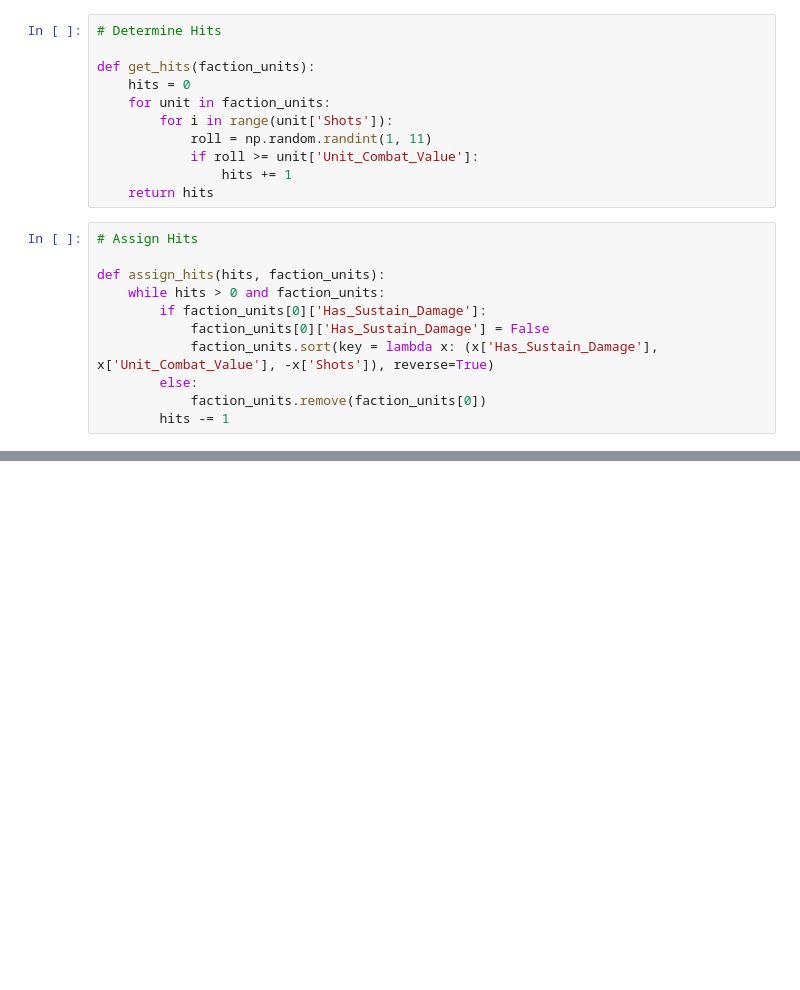
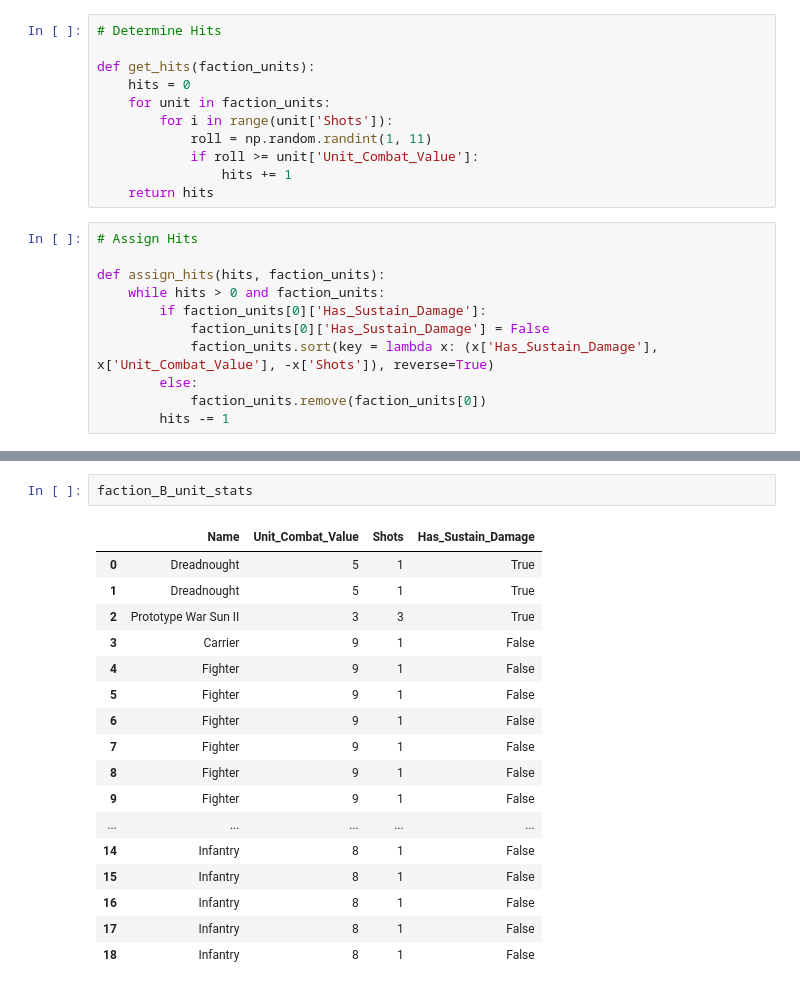
Before and after one commit to Kyle-Maher/twilight-imperium, a Jupyter notebook: Main/[2B] updated_simulate_battles.ipynb, the cells around one changed output, grey strips where cells are left out. Saved outputs shown, nothing was run; the diff lists cells and outputs as text; blank space fills up the shorter version.

```diff
--- a/Main/[2B] updated_simulate_battles.ipynb
+++ b/Main/[2B] updated_simulate_battles.ipynb
@@ -174,0 +208,20 @@ Number of Ground Games Ran: 12
+# %%
+faction_B_unit_stats
+# %% [output]
+|  | Name | Unit_Combat_Value | Shots | Has_Sustain_Damage |
+| 0 | Dreadnought | 5 | 1 | True |
+| 1 | Dreadnought | 5 | 1 | True |
+| 2 | Prototype War Sun II | 3 | 3 | True |
+| 3 | Carrier | 9 | 1 | False |
+| 4 | Fighter | 9 | 1 | False |
+| 5 | Fighter | 9 | 1 | False |
+| 6 | Fighter | 9 | 1 | False |
+| 7 | Fighter | 9 | 1 | False |
+| 8 | Fighter | 9 | 1 | False |
+| 9 | Fighter | 9 | 1 | False |
+| ... | ... | ... | ... | ... |
+| 14 | Infantry | 8 | 1 | False |
+| 15 | Infantry | 8 | 1 | False |
+| 16 | Infantry | 8 | 1 | False |
+| 17 | Infantry | 8 | 1 | False |
+| 18 | Infantry | 8 | 1 | False |
```
Also changed, not shown: parts of 5 cells of this notebook, 6 other files.
